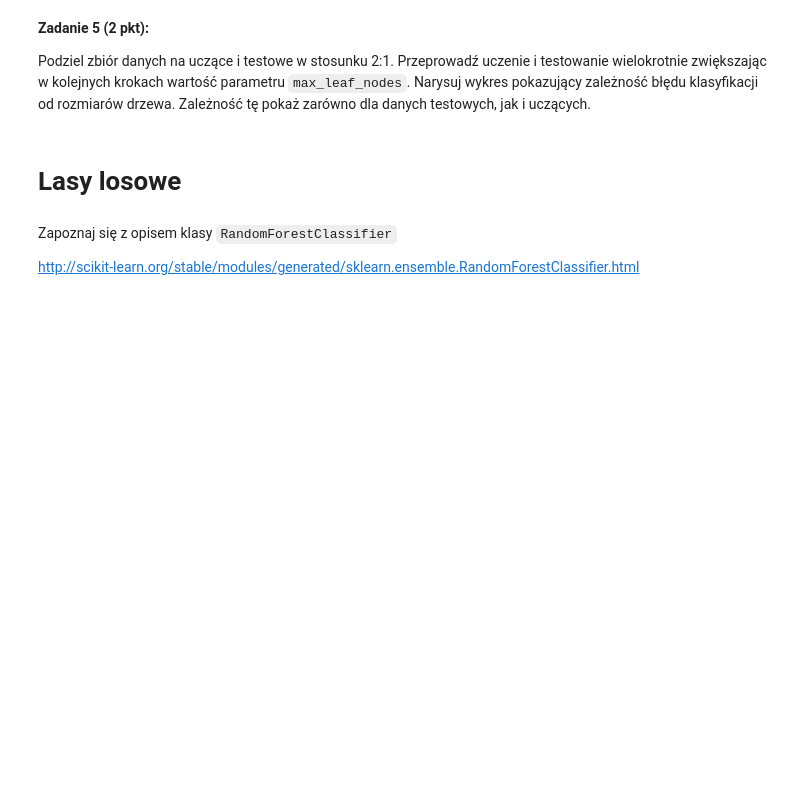
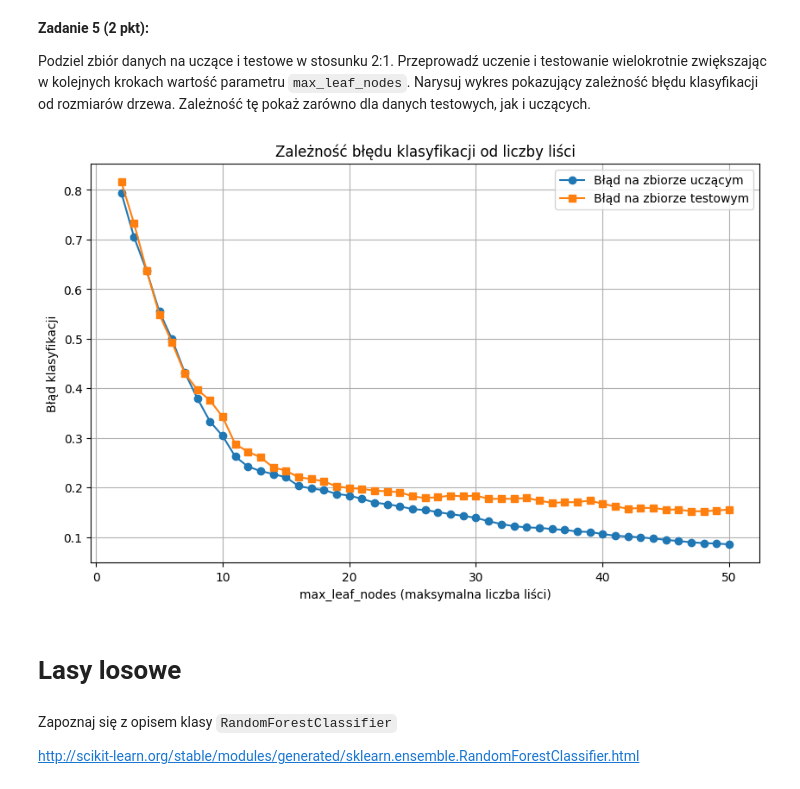
Before and after one commit to KlebowskiMaciej/MSU_DataMining, a Jupyter notebook: lab1 Decision Tree/zajęcia.ipynb, the cells around one changed output. Drawn from its saved outputs; the diff is of its cells as text; code cells hidden in the pictures; blank space fills up the shorter version.

```diff
--- a/lab1 Decision Tree/zajęcia.ipynb
+++ b/lab1 Decision Tree/zajęcia.ipynb
@@ -124,6 +323,43 @@ Dobierz optymalną wartość współczynnika `max_leaf_nodes` dla zbioru `digits
 **Zadanie 5 (2 pkt):**
 
 Podziel zbiór danych na uczące i testowe w stosunku 2:1. Przeprowadź uczenie i testowanie wielokrotnie zwiększając w kolejnych krokach wartość parametru `max_leaf_nodes`. Narysuj wykres pokazujący zależność błędu klasyfikacji od rozmiarów drzewa. Zależność tę pokaż zarówno dla danych testowych, jak i uczących.
+# %%
+import matplotlib.pyplot as plt
+from sklearn.datasets import load_digits
+from sklearn.tree import DecisionTreeClassifier
+from sklearn.model_selection import train_test_split
+from sklearn.metrics import accuracy_score
+
+digits = load_digits()
+X, y = digits.data, digits.target
+
+X_train, X_test, y_train, y_test = train_test_split(X, y, test_size=1/3, random_state=42)
+
+leaf_nodes = range(2, 51)
+train_errors = []
+test_errors = []
+
+for nodes in leaf_nodes:
+    tree = DecisionTreeClassifier(max_leaf_nodes=nodes, random_state=42)
+    tree.fit(X_train, y_train)
+
+    train_accuracy = accuracy_score(y_train, tree.predict(X_train))
+    train_errors.append(1 - train_accuracy)
+
+    test_accuracy = accuracy_score(y_test, tree.predict(X_test))
+    test_errors.append(1 - test_accuracy)
+
+plt.figure(figsize=(10, 6))
+plt.plot(leaf_nodes, train_errors, label='Błąd na zbiorze uczącym', marker='o')
+plt.plot(leaf_nodes, test_errors, label='Błąd na zbiorze testowym', marker='s')
+plt.xlabel('max_leaf_nodes (maksymalna liczba liści)')
+plt.ylabel('Błąd klasyfikacji')
+plt.title('Zależność błędu klasyfikacji od liczby liści')
+plt.legend()
+plt.grid()
+plt.show()
+# %% [output]
+[figure, added]
 # %% [markdown]
 # Lasy losowe #
 # %% [markdown]
```
Also changed, not shown: parts of 18 cells of this notebook.
